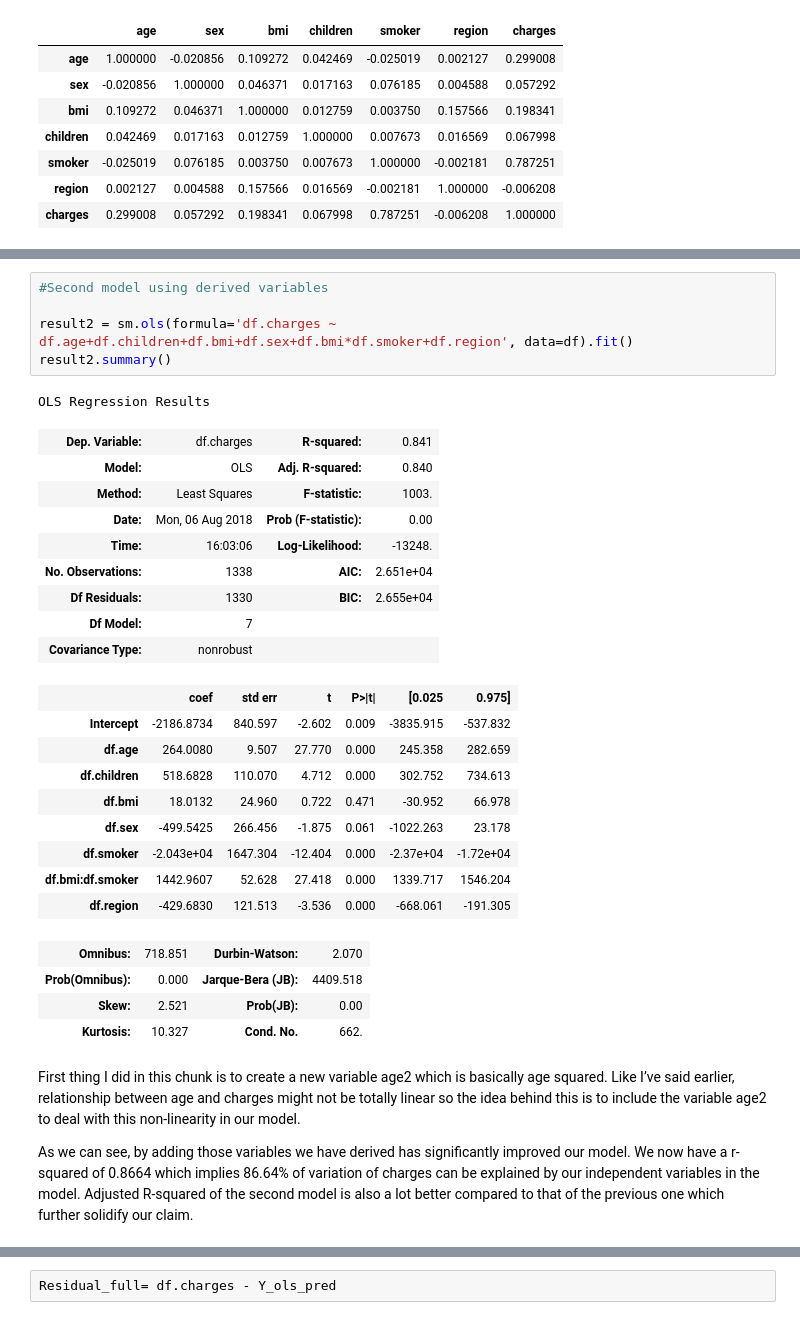
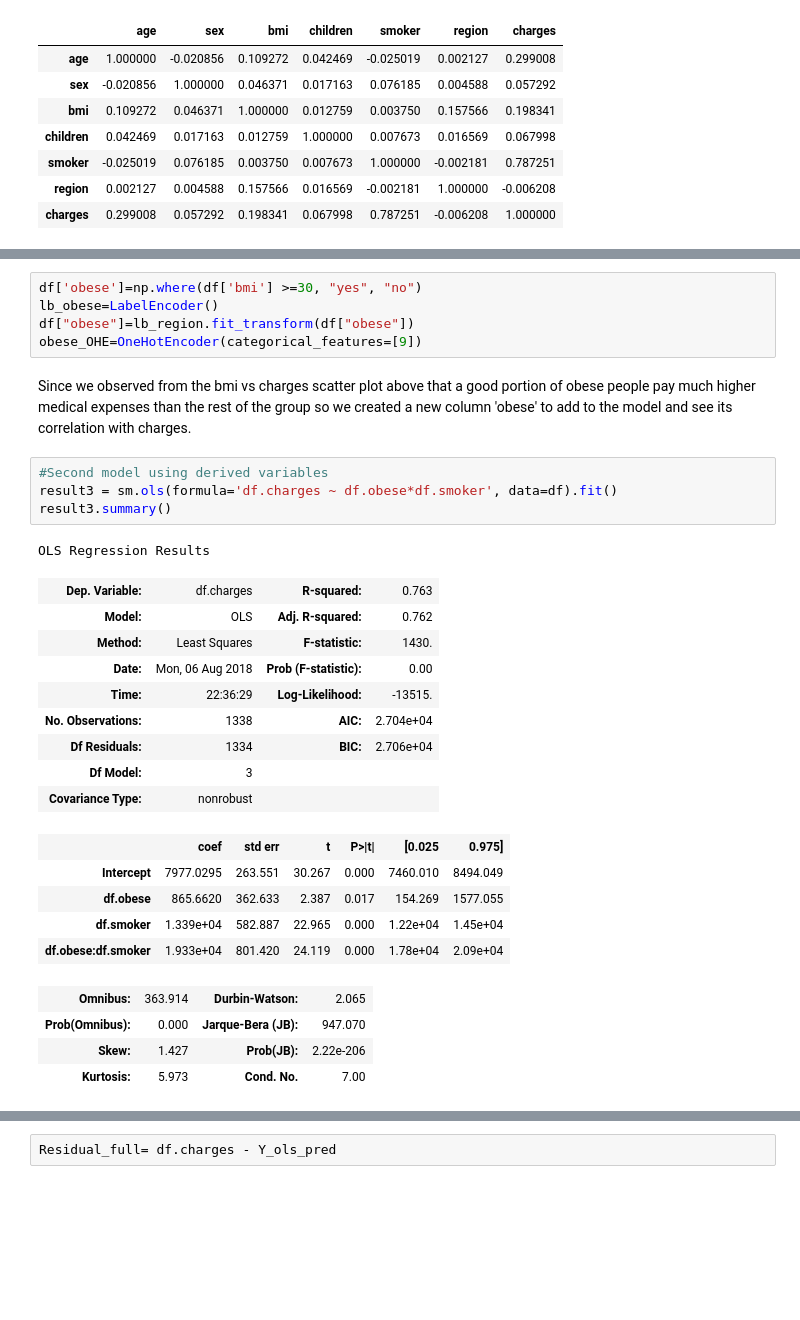
Before and after one commit to ckim41/3521, a Jupyter notebook: 3251 Term Project2.ipynb, the cells around one changed output, grey strips where cells are left out. Saved outputs shown, nothing was run; the diff lists cells and outputs as text; blank space fills up the shorter version.

```diff
--- a/3251 Term Project2.ipynb
+++ b/3251 Term Project2.ipynb
@@ -323,36 +325,34 @@ OLS Regression Results
 | Prob(Omnibus): | 0.000 | Jarque-Bera (JB): | 710.137 |
 | Skew: | 1.213 | Prob(JB): | 6.25e-155 |
 | Kurtosis: | 5.618 | Cond. No. | 289. |
+# %%
+df['obese']=np.where(df['bmi'] >=30, "yes", "no")
+lb_obese=LabelEncoder()
+df["obese"]=lb_region.fit_transform(df["obese"])
+obese_OHE=OneHotEncoder(categorical_features=[9])
+# %% [markdown]
+Since we observed from the bmi vs charges scatter plot above that a good portion of obese people pay much higher medical expenses than the rest of the group so we created a new column 'obese' to add to the model and see its correlation with charges.
 # %%
 #Second model using derived variables
-
-result2 = sm.ols(formula='df.charges ~ df.age+df.children+df.bmi+df.sex+df.bmi*df.smoker+df.region', data=df).fit()
-result2.summary()
+result3 = sm.ols(formula='df.charges ~ df.obese*df.smoker', data=df).fit()
+result3.summary()
 # %% [output]
 OLS Regression Results
-| Dep. Variable: | df.charges | R-squared: | 0.841 |
-| Model: | OLS | Adj. R-squared: | 0.840 |
-| Method: | Least Squares | F-statistic: | 1003. |
+| Dep. Variable: | df.charges | R-squared: | 0.763 |
+| Model: | OLS | Adj. R-squared: | 0.762 |
+| Method: | Least Squares | F-statistic: | 1430. |
 | Date: | Mon, 06 Aug 2018 | Prob (F-statistic): | 0.00 |
-| Time: | 16:03:06 | Log-Likelihood: | -13248. |
-| No. Observations: | 1338 | AIC: | 2.651e+04 |
-| Df Residuals: | 1330 | BIC: | 2.655e+04 |
-| Df Model: | 7 |  |  |
+| Time: | 22:36:29 | Log-Likelihood: | -13515. |
+| No. Observations: | 1338 | AIC: | 2.704e+04 |
+| Df Residuals: | 1334 | BIC: | 2.706e+04 |
+| Df Model: | 3 |  |  |
 | Covariance Type: | nonrobust |  |  |
 |  | coef | std err | t | P>|t| | [0.025 | 0.975] |
-| Intercept | -2186.8734 | 840.597 | -2.602 | 0.009 | -3835.915 | -537.832 |
-| df.age | 264.0080 | 9.507 | 27.770 | 0.000 | 245.358 | 282.659 |
-| df.children | 518.6828 | 110.070 | 4.712 | 0.000 | 302.752 | 734.613 |
-| df.bmi | 18.0132 | 24.960 | 0.722 | 0.471 | -30.952 | 66.978 |
-| df.sex | -499.5425 | 266.456 | -1.875 | 0.061 | -1022.263 | 23.178 |
-| df.smoker | -2.043e+04 | 1647.304 | -12.404 | 0.000 | -2.37e+04 | -1.72e+04 |
-| df.bmi:df.smoker | 1442.9607 | 52.628 | 27.418 | 0.000 | 1339.717 | 1546.204 |
-| df.region | -429.6830 | 121.513 | -3.536 | 0.000 | -668.061 | -191.305 |
+| Intercept | 7977.0295 | 263.551 | 30.267 | 0.000 | 7460.010 | 8494.049 |
+| df.obese | 865.6620 | 362.633 | 2.387 | 0.017 | 154.269 | 1577.055 |
+| df.smoker | 1.339e+04 | 582.887 | 22.965 | 0.000 | 1.22e+04 | 1.45e+04 |
+| df.obese:df.smoker | 1.933e+04 | 801.420 | 24.119 | 0.000 | 1.78e+04 | 2.09e+04 |
-| Omnibus: | 718.851 | Durbin-Watson: | 2.070 |
-| Prob(Omnibus): | 0.000 | Jarque-Bera (JB): | 4409.518 |
-| Skew: | 2.521 | Prob(JB): | 0.00 |
-| Kurtosis: | 10.327 | Cond. No. | 662. |
+| Omnibus: | 363.914 | Durbin-Watson: | 2.065 |
+| Prob(Omnibus): | 0.000 | Jarque-Bera (JB): | 947.070 |
+| Skew: | 1.427 | Prob(JB): | 2.22e-206 |
+| Kurtosis: | 5.973 | Cond. No. | 7.00 |
-# %% [markdown]
-First thing I did in this chunk is to create a new variable age2 which is basically age squared. Like I’ve said earlier, relationship between age and charges might not be totally linear so the idea behind this is to include the variable age2 to deal with this non-linearity in our model.
-
-As we can see, by adding those variables we have derived has significantly improved our model. We now have a r-squared of 0.8664 which implies 86.64% of variation of charges can be explained by our independent variables in the model. Adjusted R-squared of the second model is also a lot better compared to that of the previous one which further solidify our claim.
```
Also changed, not shown: parts of 15 cells of this notebook.
